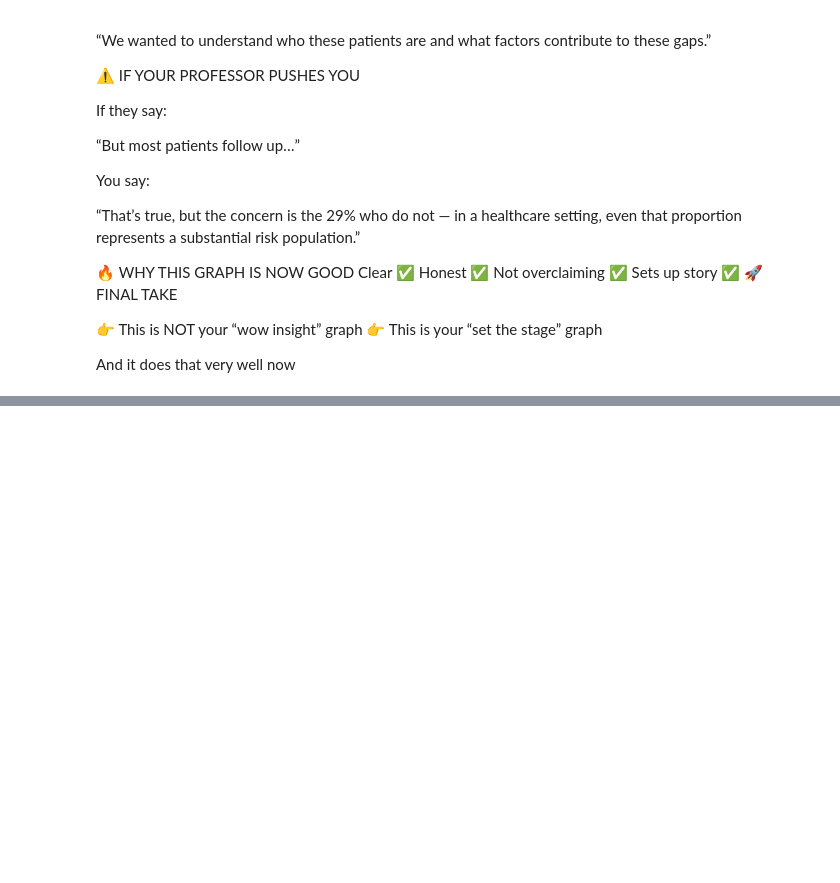
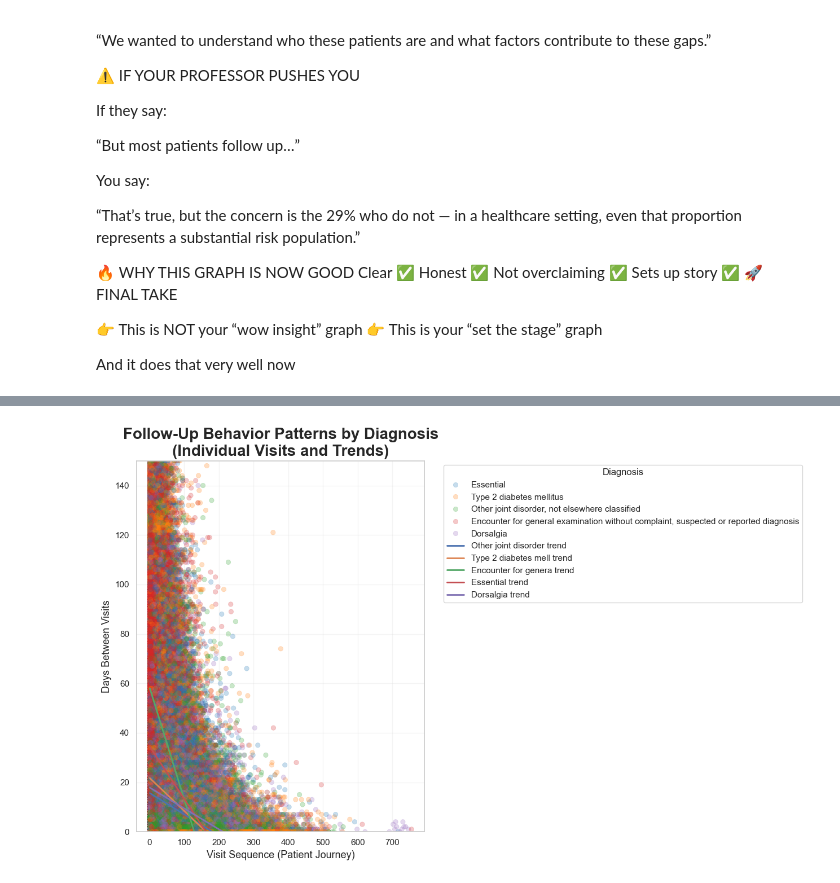
Before and after one commit to sampanackal45/DATAFEST26, a Jupyter notebook: datafestcode.ipynb, the cells around one changed output, grey strips where cells are left out. Drawn from its saved outputs; the diff is of its cells as text; code cells hidden in the pictures; blank space fills up the shorter version.

```diff
--- a/datafestcode.ipynb
+++ b/datafestcode.ipynb
@@ -2124,0 +2201,86 @@ And it does that very well now
+# %%
+import pandas as pd
+import numpy as np
+import matplotlib.pyplot as plt
+import seaborn as sns
+
+# -----------------------------
+# STYLE
+# -----------------------------
+sns.set_theme(style="whitegrid")
+
+plt.rcParams.update({
+    "font.size": 11,
+    "axes.titlesize": 20,
+    "axes.labelsize": 13
+})
+
+# -----------------------------
+# DATA PREP
+# -----------------------------
+df["Date"] = pd.to_datetime(df["Date"], errors="coerce")
+df = df.sort_values(by=["PatientDurableKey", "Date"])
+
+# time gap
+df["TimeGap"] = df.groupby("PatientDurableKey")["Date"].diff().dt.days
+
+# visit order (important for pattern)
+df["VisitOrder"] = df.groupby("PatientDurableKey").cumcount()
+
+df_clean = df.dropna(subset=["TimeGap", "GroupName"])
+
+# -----------------------------
+# FILTER TOP DIAGNOSES
+# -----------------------------
+top_diag = df_clean["GroupName"].value_counts().head(5).index
+df_clean = df_clean[df_clean["GroupName"].isin(top_diag)]
+
+# -----------------------------
+# PLOT
+# -----------------------------
+plt.figure(figsize=(13,8))
+
+# scatter
+sns.scatterplot(
+    data=df_clean,
+    x="VisitOrder",
+    y="TimeGap",
+    hue="GroupName",
+    alpha=0.25,
+    palette="tab10",
+    edgecolor=None
+)
+
+# regression lines per diagnosis
+for diag in top_diag:
+    subset = df_clean[df_clean["GroupName"] == diag]
+    if len(subset) > 20:
+        sns.regplot(
+            data=subset,
+            x="VisitOrder",
+            y="TimeGap",
+            scatter=False,
+            ci=None,
+            line_kws={"linewidth":2},
+            label=f"{diag[:20]} trend"
+        )
+
+# limits
+plt.ylim(0, 150)
+
+# labels
+plt.title("Follow-Up Behavior Patterns by Diagnosis\n(Individual Visits and Trends)", weight="bold")
+
+plt.xlabel("Visit Sequence (Patient Journey)")
+plt.ylabel("Days Between Visits")
+
+# legend
+plt.legend(bbox_to_anchor=(1.05, 1), loc='upper left', title="Diagnosis")
+
+# grid clean
+plt.grid(alpha=0.2)
+
+plt.tight_layout()
+plt.show()
+# %% [output]
+[figure, added]
```
Also changed, not shown: parts of 7 cells of this notebook.
